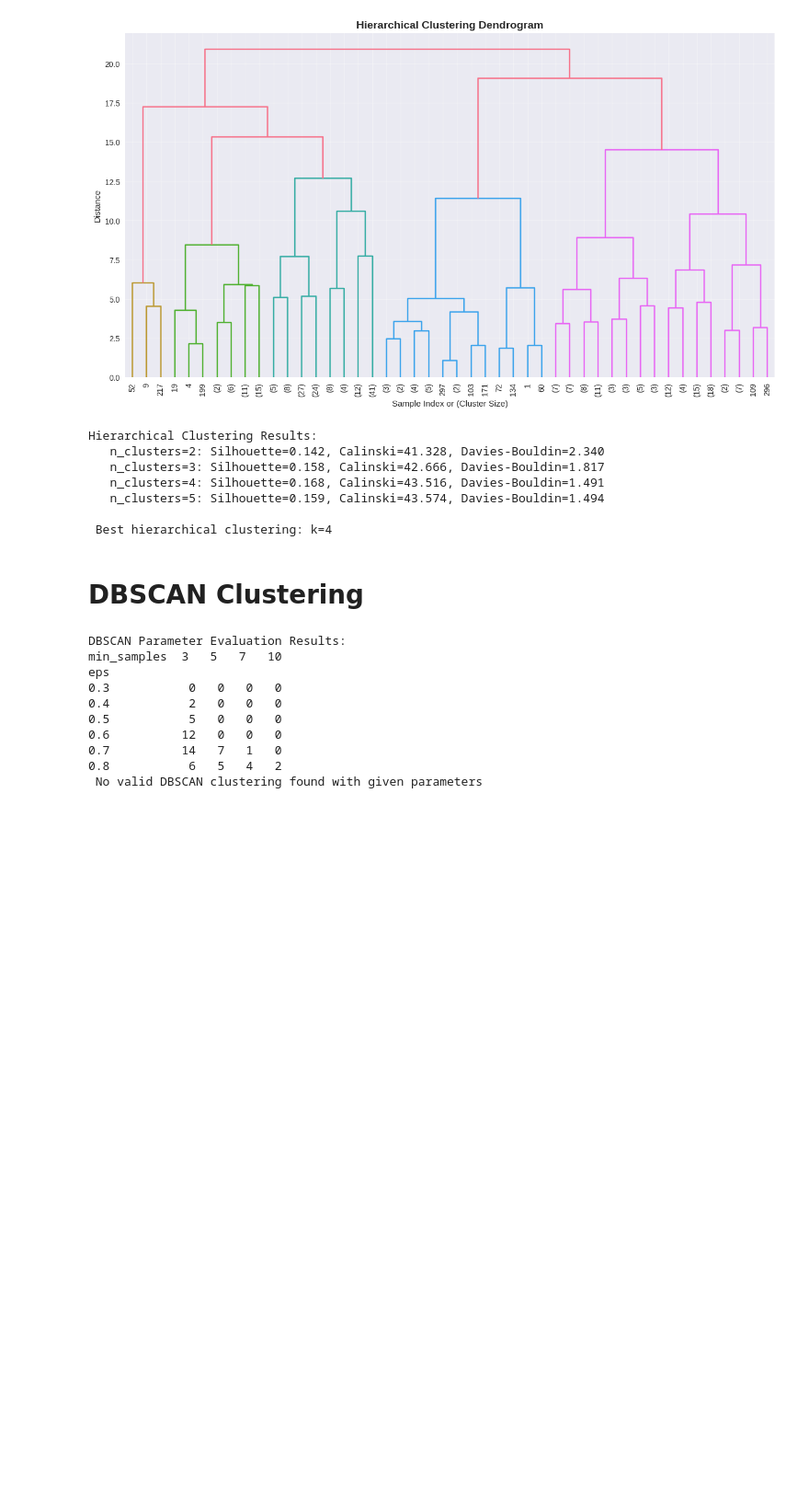
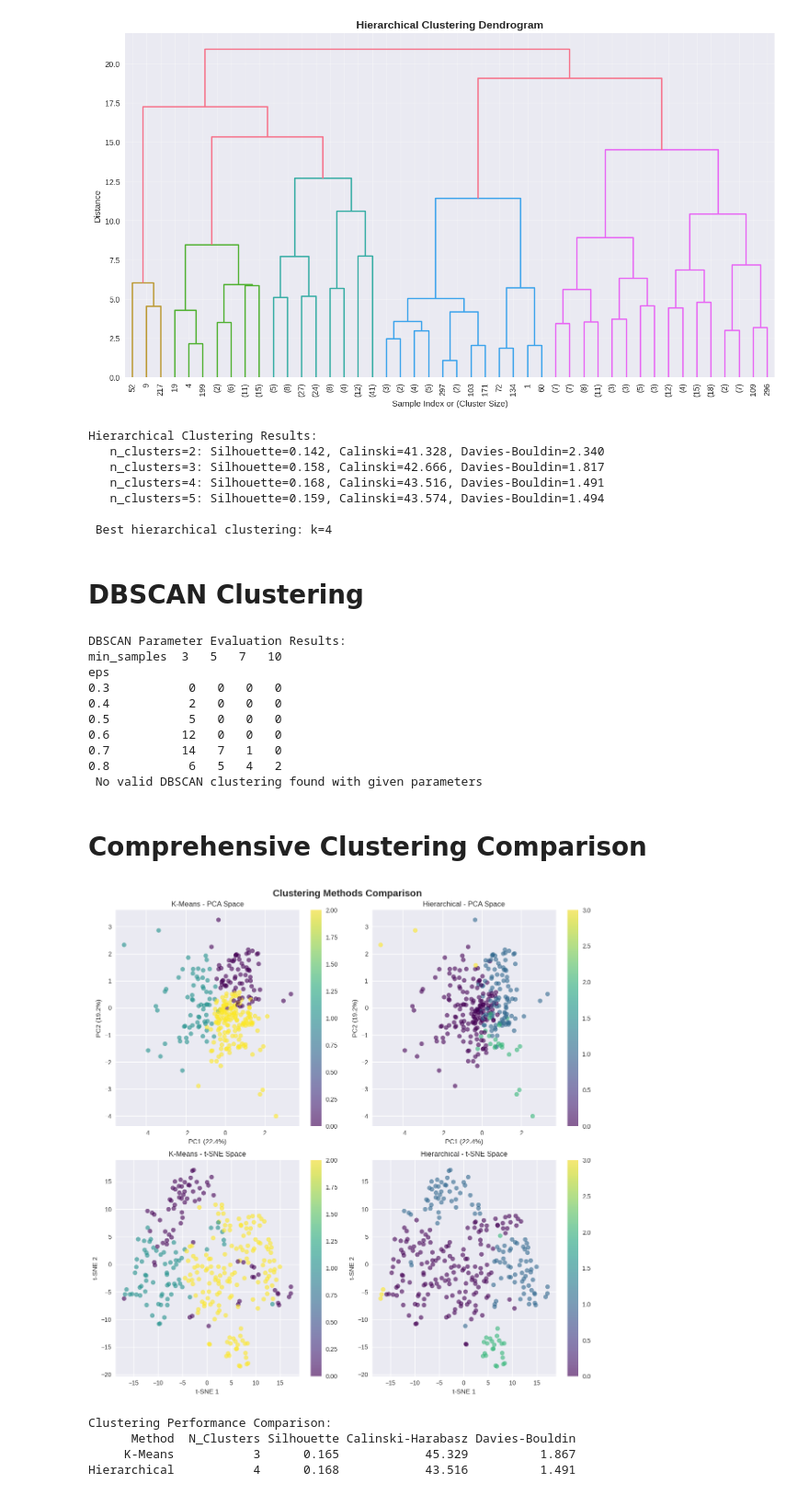
Before and after one commit to Hello-Kitty-1311/Heart-Failure-V1, a Jupyter notebook: code.ipynb, the cells around one changed output. Shown at 92% size. Cells and saved outputs as stored; diff of their text form; code cells hidden in the pictures; blank space fills up the shorter version.

Commit message:
Comprehensive Clustering Comparison

```diff
--- a/code.ipynb
+++ b/code.ipynb
@@ -479,3 +479,65 @@ eps
 0.7          14   7   1   0
 0.8           6   5   4   2
  No valid DBSCAN clustering found with given parameters
+# %% [markdown]
+# Comprehensive Clustering Comparison
+# %%
+clustering_methods = {
+    'K-Means': kmeans_labels,
+    'Hierarchical': best_hc_labels,
+}
+
+if best_dbscan_labels is not None:
+    clustering_methods['DBSCAN'] = best_dbscan_labels
+
+n_methods = len(clustering_methods)
+fig, axes = plt.subplots(2, n_methods, figsize=(6*n_methods, 12))
+if n_methods == 1:
+    axes = axes.reshape(-1, 1)
+
+fig.suptitle('Clustering Methods Comparison', fontsize=16, fontweight='bold')
+
+for i, (method_name, labels) in enumerate(clustering_methods.items()):
+    scatter = axes[0, i].scatter(X_pca[:, 0], X_pca[:, 1], c=labels,
+                                cmap='viridis', alpha=0.6, s=50)
+    axes[0, i].set_xlabel(f'PC1 ({pca.explained_variance_ratio_[0]:.1%})')
+    axes[0, i].set_ylabel(f'PC2 ({pca.explained_variance_ratio_[1]:.1%})')
+    axes[0, i].set_title(f'{method_name} - PCA Space')
+    plt.colorbar(scatter, ax=axes[0, i])
+    scatter = axes[1, i].scatter(X_tsne[:, 0], X_tsne[:, 1], c=labels,
+                                cmap='viridis', alpha=0.6, s=50)
+    axes[1, i].set_xlabel('t-SNE 1')
+    axes[1, i].set_ylabel('t-SNE 2')
+    axes[1, i].set_title(f'{method_name} - t-SNE Space')
+    plt.colorbar(scatter, ax=axes[1, i])
+
+plt.tight_layout()
+plt.show()
+
+print("Clustering Performance Comparison:")
+comparison_data = []
+for method_name, labels in clustering_methods.items():
+    n_clusters = len(set(labels)) - (1 if -1 in labels else 0)
+    if n_clusters > 1:
+        sil_score = silhouette_score(X_scaled, labels)
+        cal_score = calinski_harabasz_score(X_scaled, labels)
+        db_score = davies_bouldin_score(X_scaled, labels)
+    else:
+        sil_score = cal_score = db_score = 'N/A'
+
+    comparison_data.append({
+        'Method': method_name,
+        'N_Clusters': n_clusters,
+        'Silhouette': f"{sil_score:.3f}" if sil_score != 'N/A' else 'N/A',
+        'Calinski-Harabasz': f"{cal_score:.3f}" if cal_score != 'N/A' else 'N/A',
+        'Davies-Bouldin': f"{db_score:.3f}" if db_score != 'N/A' else 'N/A'
+    })
+
+comparison_df = pd.DataFrame(comparison_data)
+print(comparison_df.to_string(index=False))
+# %% [output]
+[figure, added]
+Clustering Performance Comparison:
+      Method  N_Clusters Silhouette Calinski-Harabasz Davies-Bouldin
+     K-Means           3      0.165            45.329          1.867
+Hierarchical           4      0.168            43.516          1.491
```
